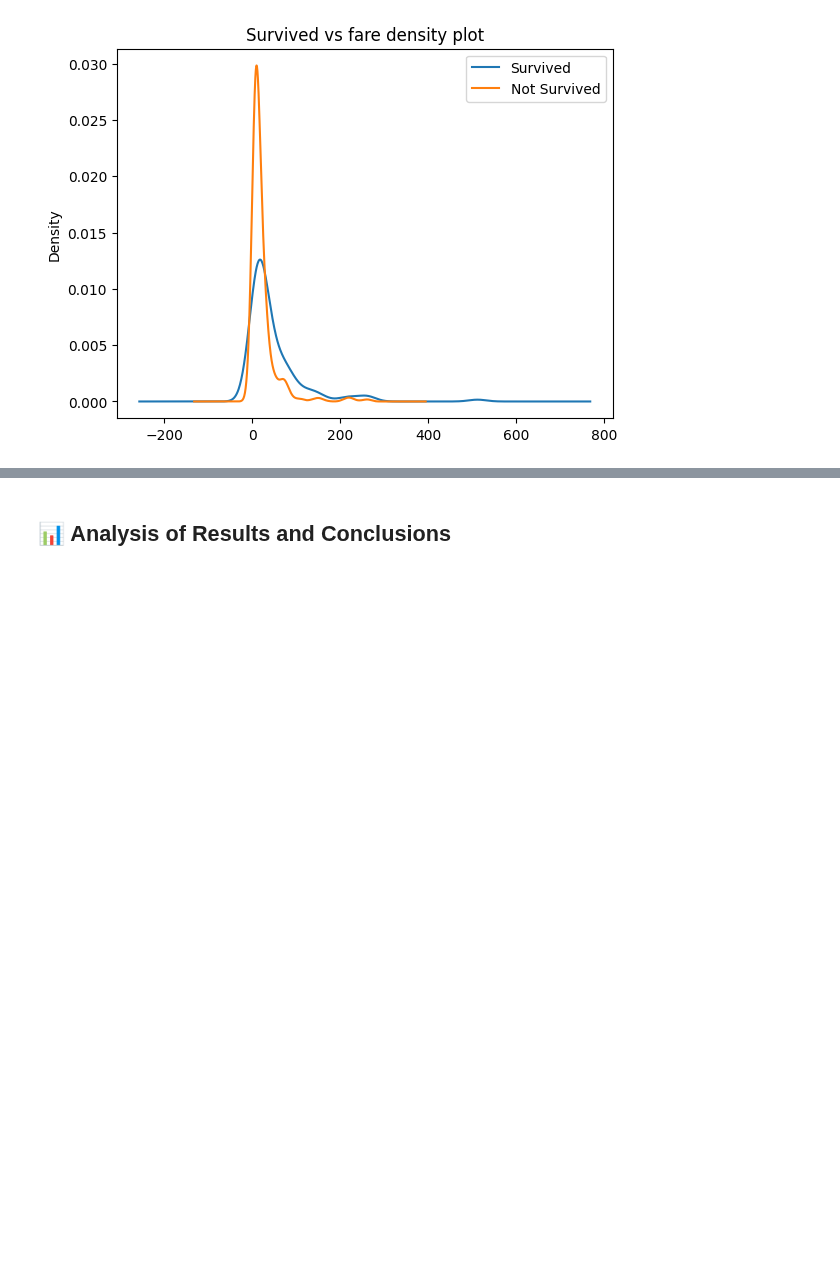
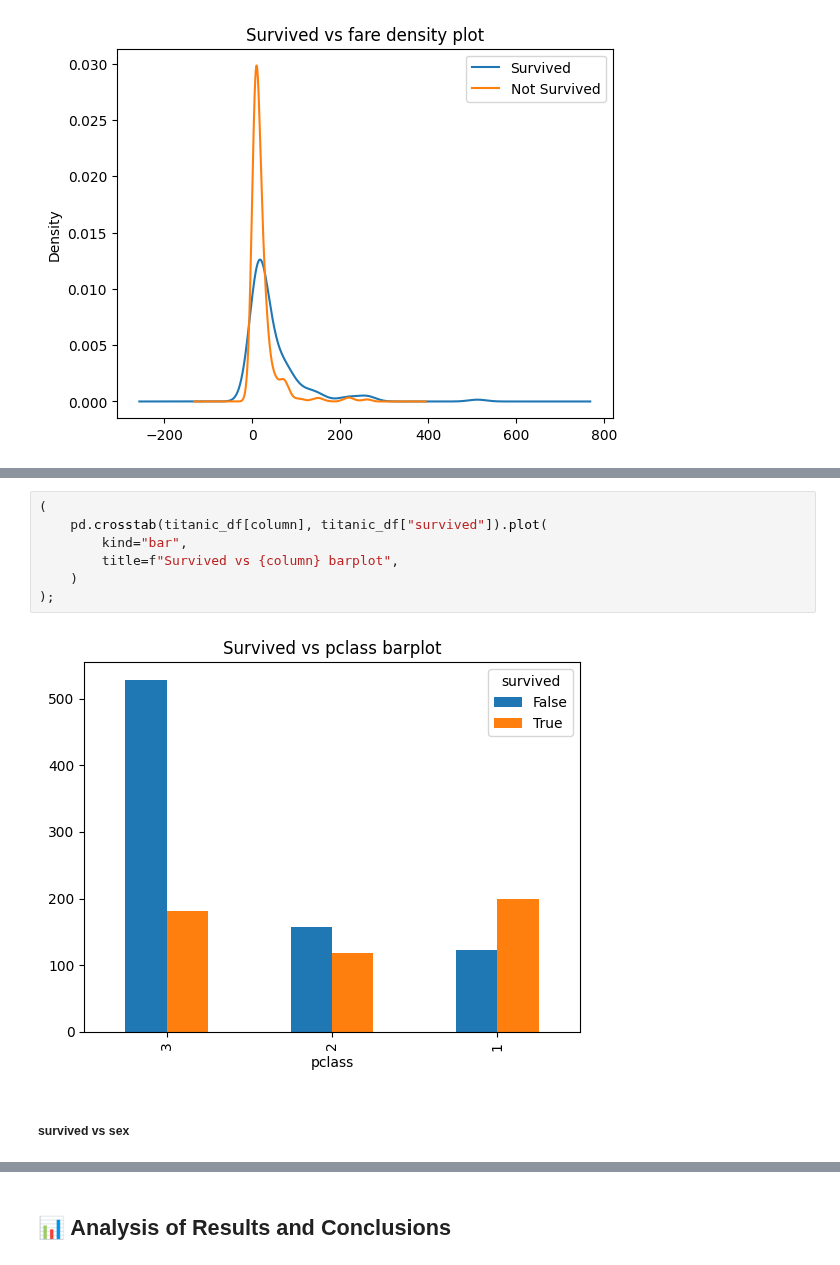
Before and after one commit to JoseRZapata/demo-data-science-template, a Jupyter notebook: notebooks/3-analysis/02-jrz-data_description_Manual-pandas-2024_10_24.ipynb, the cells around one changed output, grey strips where cells are left out. Drawn from its saved outputs; the diff is of its cells as text; blank space fills up the shorter version.

```diff
--- a/notebooks/3-analysis/02-jrz-data_description_Manual-pandas-2024_10_24.ipynb
+++ b/notebooks/3-analysis/02-jrz-data_description_Manual-pandas-2024_10_24.ipynb
@@ -553,0 +592,11 @@ titanic_df[titanic_df["survived"] == 0][variable].plot(
+# %%
+(
+    pd.crosstab(titanic_df[column], titanic_df["survived"]).plot(
+        kind="bar",
+        title=f"Survived vs {column} barplot",
+    )
+);
+# %% [output]
+[figure, added]
+# %% [markdown]
+##### survived vs sex
```
Also changed, not shown: parts of 33 cells of this notebook.
